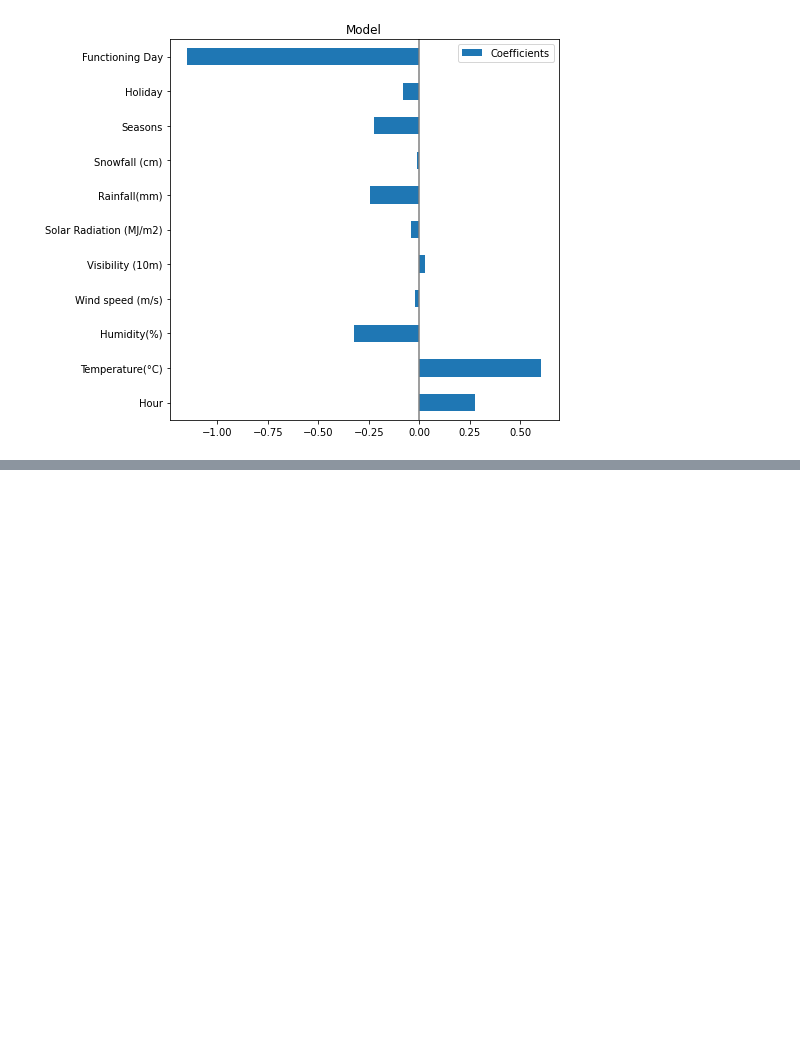
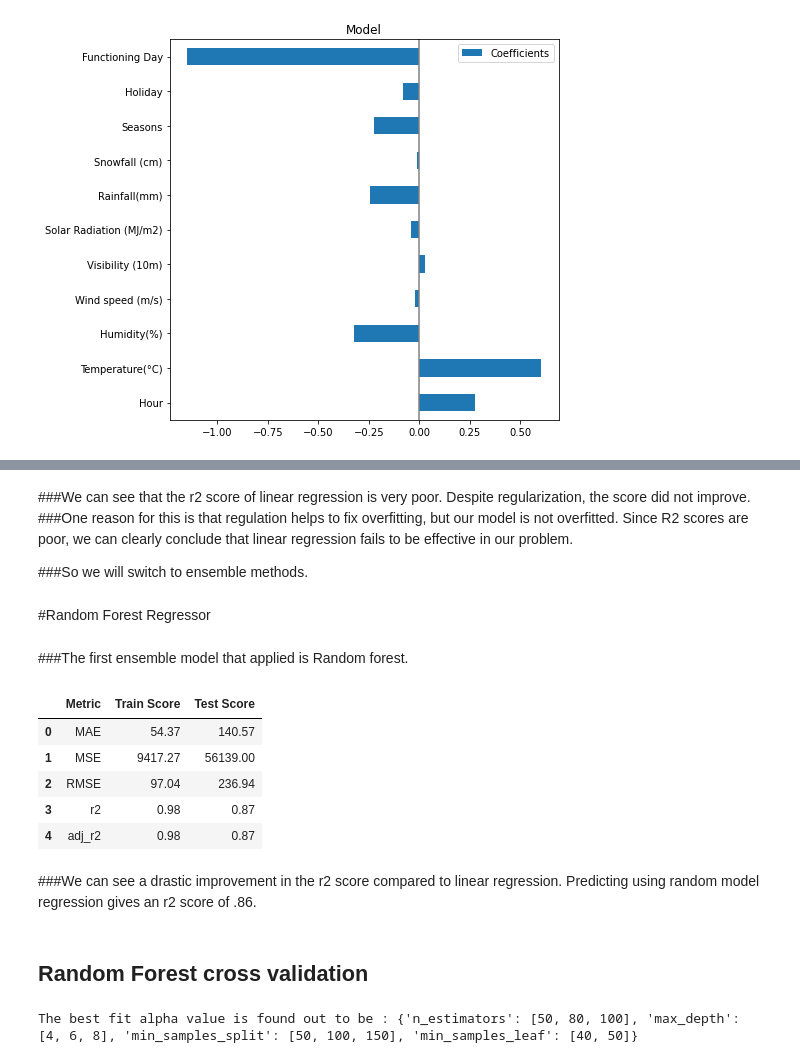
Before and after one commit to nivyathiruvoth/Seoul-Bike-Sharing-Demand-Prediction, a Jupyter notebook: Bike_Sharing_Demand_Prediction.ipynb, the cells around one changed output, grey strips where cells are left out. Drawn from its saved outputs; the diff is of its cells as text; code cells hidden in the pictures; blank space fills up the shorter version.

```diff
--- a/Bike_Sharing_Demand_Prediction.ipynb
+++ b/Bike_Sharing_Demand_Prediction.ipynb
@@ -683,0 +730,9 @@ feature_impo(lasso)
+# %% [markdown]
+###We can see that the r2 score of linear regression is very poor. Despite regularization, the score did not improve.
+###One reason for this is that regulation helps to fix overfitting, but our model is not overfitted. Since R2 scores are poor, we can clearly conclude that linear regression fails to be effective in our problem.
+
+###So we will switch to ensemble methods.
+# %% [markdown]
+#Random Forest Regressor
+# %% [markdown]
+###The first ensemble model that applied is Random forest.
@@ -683,0 +746,13 @@ feature_impo(lasso)
+# %%
+performance(model_rf)
+# %% [output]
+|  | Metric | Train Score | Test Score |
+| 0 | MAE | 54.37 | 140.57 |
+| 1 | MSE | 9417.27 | 56139.00 |
+| 2 | RMSE | 97.04 | 236.94 |
+| 3 | r2 | 0.98 | 0.87 |
+| 4 | adj_r2 | 0.98 | 0.87 |
+# %% [markdown]
+###We can see a drastic improvement in the r2 score compared to linear regression. Predicting using random model regression gives an r2 score of .86.
+# %% [markdown]
+## Random Forest cross validation
@@ -683,0 +777,4 @@ feature_impo(lasso)
+# %%
+print("The best fit alpha value is found out to be :",param_dict)
+# %% [output]
+The best fit alpha value is found out to be : {'n_estimators': [50, 80, 100], 'max_depth': [4, 6, 8], 'min_samples_split': [50, 100, 150], 'min_samples_leaf': [40, 50]}
```
Also changed, not shown: parts of 32 cells of this notebook.
